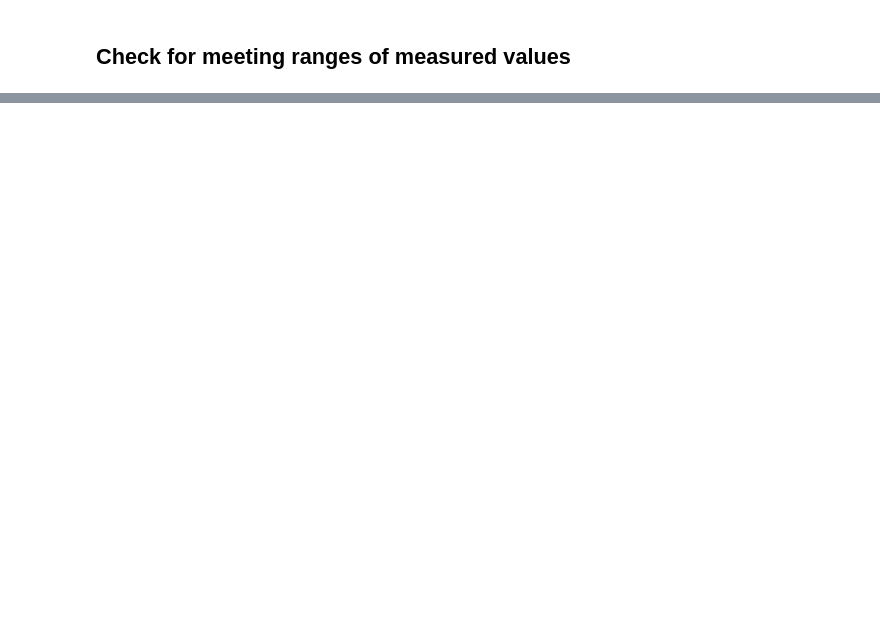
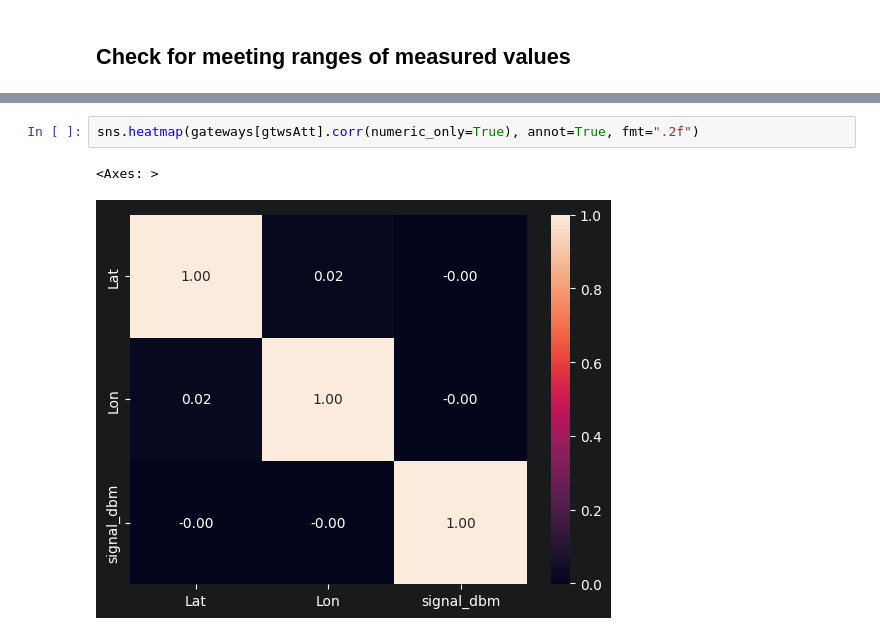
Before and after one commit to yegor-vin/Intelligent-data-analysis--project, a Jupyter notebook: phase-1.ipynb, the cells around one changed output, grey strips where cells are left out. Cells and saved outputs as stored; diff of their text form; blank space fills up the shorter version.

```diff
--- a/phase-1.ipynb
+++ b/phase-1.ipynb
@@ -517,0 +574,5 @@ Many identical values at the exact maximum (`count_at_max`, e.g. `reservoirPress
+# %%
+sns.heatmap(gateways[gtwsAtt].corr(numeric_only=True), annot=True, fmt=".2f")
+# %% [output]
+<Axes: >
+[figure, added]
```
Also changed, not shown: parts of 28 cells of this notebook.
